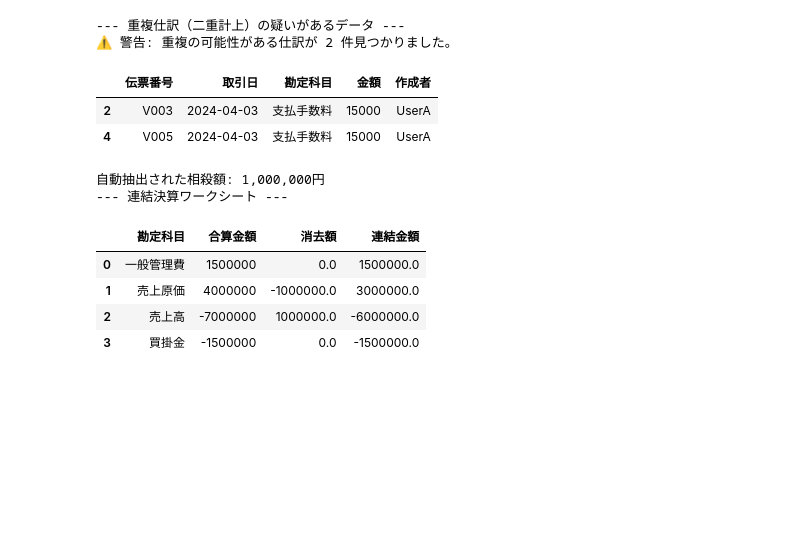
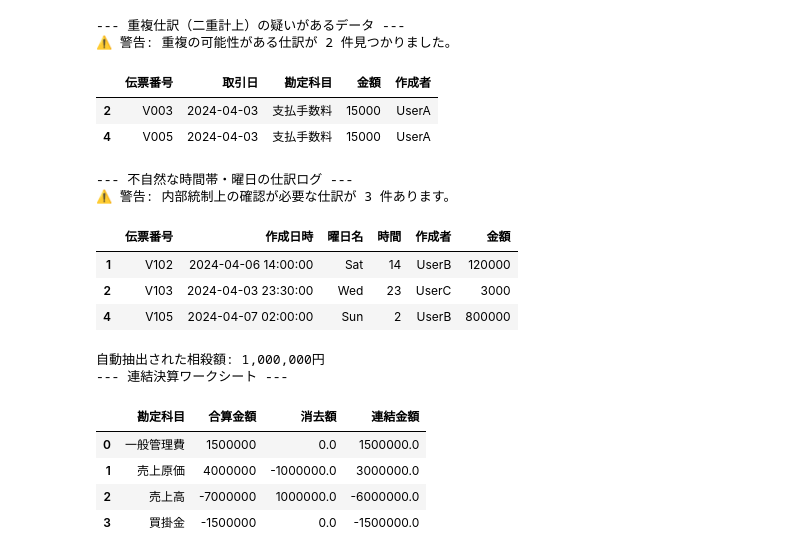
Before and after one commit to Koji-Accounting-Tech/D365-Finance-Data-Validator, a Jupyter notebook: D365_Data_Processing.ipynb, the cells around one changed output. Saved outputs shown, nothing was run; the diff lists cells and outputs as text; code cells hidden in the pictures; blank space fills up the shorter version.

```diff
--- a/D365_Data_Processing.ipynb
+++ b/D365_Data_Processing.ipynb
@@ -163,6 +163,57 @@ else:
 |  | 伝票番号 | 取引日 | 勘定科目 | 金額 | 作成者 |
 | 2 | V003 | 2024-04-03 | 支払手数料 | 15000 | UserA |
 | 4 | V005 | 2024-04-03 | 支払手数料 | 15000 | UserA |
+# %%
+import pandas as pd
+
+# 1. 作成日時を含む仕訳データ
+audit_data = {
+    '伝票番号': ['V101', 'V102', 'V103', 'V104', 'V105'],
+    '作成日時': [
+        '2024-04-01 10:00:00', # 月曜 10時 (正常)
+        '2024-04-06 14:00:00', # 土曜 14時 (休日)
+        '2024-04-03 23:30:00', # 水曜 23時半 (深夜)
+        '2024-04-04 09:15:00', # 木曜 09時 (正常)
+        '2024-04-07 02:00:00'  # 日曜 02時 (休日かつ深夜)
+    ],
+    '金額': [50000, 120000, 3000, 45000, 800000],
+    '作成者': ['UserA', 'UserB', 'UserC', 'UserA', 'UserB']
+}
+df_audit = pd.DataFrame(audit_data)
+
+# 2. 文字列を日付型（datetime）に変換
+df_audit['作成日時'] = pd.to_datetime(df_audit['作成日時'])
+
+# 3. 曜日（0=月, 6=日）と時間（0-23）を抽出
+df_audit['曜日'] = df_audit['作成日時'].dt.weekday
+df_audit['時間'] = df_audit['作成日時'].dt.hour
+
+# 4. 異常判定ロジック
+# 条件1: 曜日が土日 (5 または 6)
+# 条件2: 時間が 22時以降 または 5時未満
+is_weekend = df_audit['曜日'] >= 5
+is_late_night = (df_audit['時間'] >= 22) | (df_audit['時間'] < 5)
+
+# いずれかの条件に当てはまるものを抽出
+suspicious_logs = df_audit[is_weekend | is_late_night].copy()
+
+# 表示用に曜日の名前を追加
+weekday_names = {0: 'Mon', 1: 'Tue', 2: 'Wed', 3: 'Thu', 4: 'Fri', 5: 'Sat', 6: 'Sun'}
+suspicious_logs['曜日名'] = suspicious_logs['曜日'].map(weekday_names)
+
+print("--- 不自然な時間帯・曜日の仕訳ログ ---")
+if len(suspicious_logs) > 0:
+    print(f"⚠️ 警告: 内部統制上の確認が必要な仕訳が {len(suspicious_logs)} 件あります。")
+    display(suspicious_logs[['伝票番号', '作成日時', '曜日名', '時間', '作成者', '金額']])
+else:
+    print("✅ すべての仕訳は標準的な営業時間内に作成されています。")
+# %% [output]
+--- 不自然な時間帯・曜日の仕訳ログ ---
+⚠️ 警告: 内部統制上の確認が必要な仕訳が 3 件あります。
+|  | 伝票番号 | 作成日時 | 曜日名 | 時間 | 作成者 | 金額 |
+| 1 | V102 | 2024-04-06 14:00:00 | Sat | 14 | UserB | 120000 |
+| 2 | V103 | 2024-04-03 23:30:00 | Wed | 23 | UserC | 3000 |
+| 4 | V105 | 2024-04-07 02:00:00 | Sun | 2 | UserB | 800000 |
 # %%
 import pandas as pd
 
```
